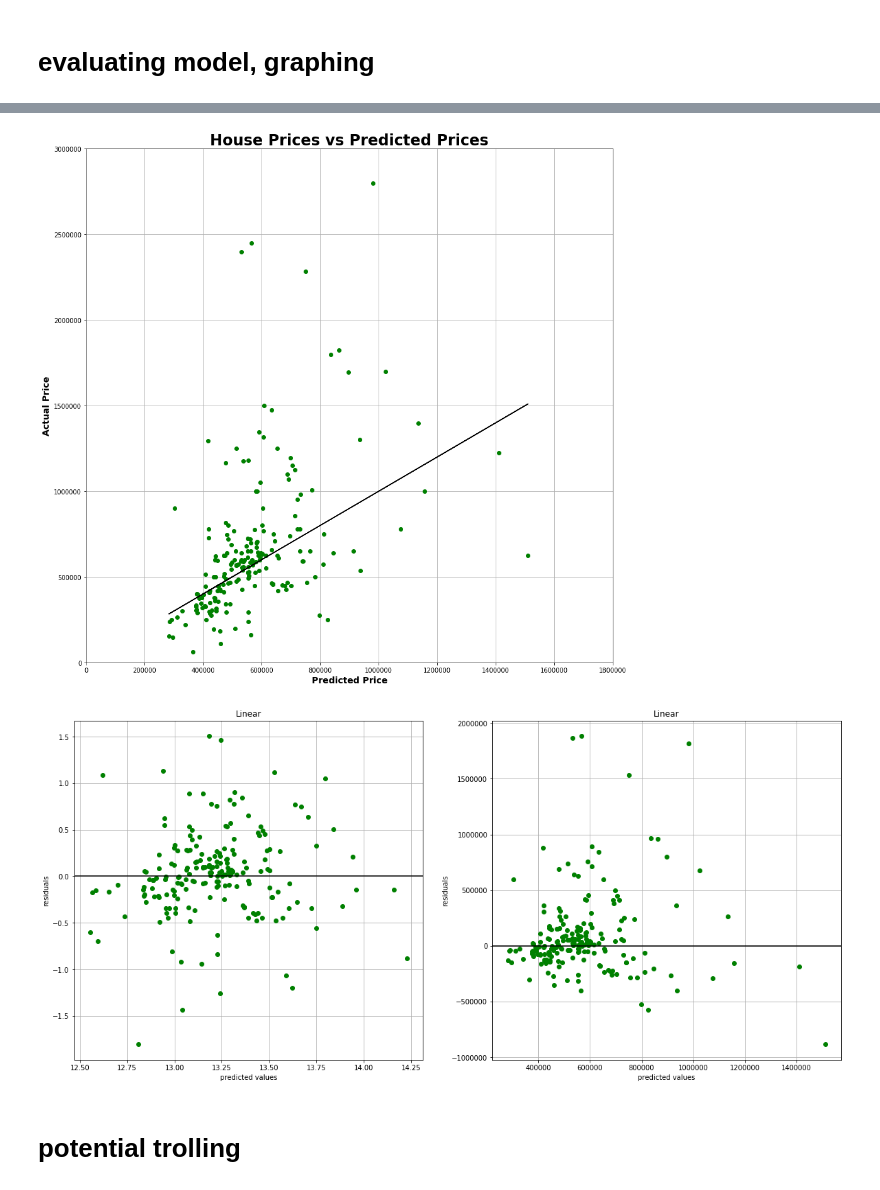
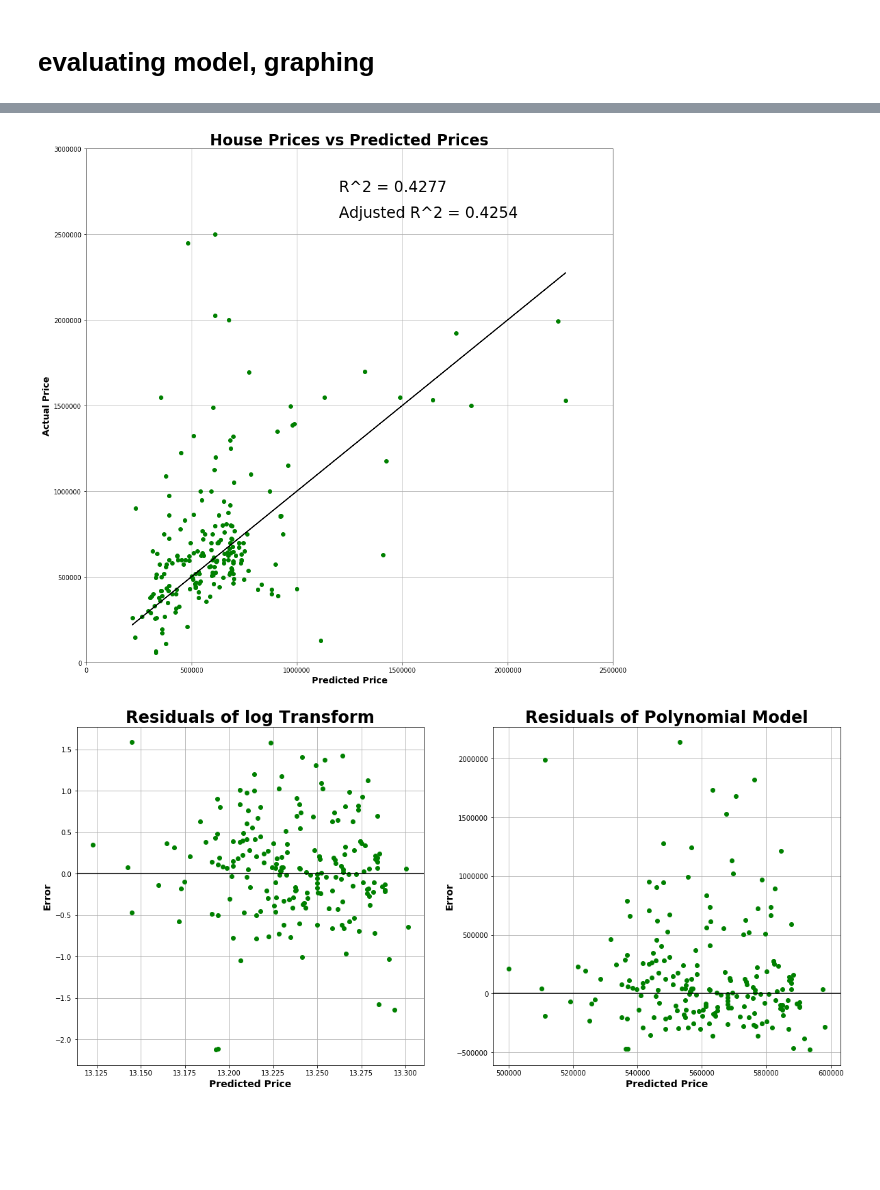
Before and after one commit to n8pk/project_luther, a Jupyter notebook: code/05_nearest_neighbor.ipynb, the cells around one changed output, grey strips where cells are left out. Saved outputs shown, nothing was run; the diff lists cells and outputs as text; code cells hidden in the pictures; blank space fills up the shorter version.

```diff
--- a/code/05_nearest_neighbor.ipynb
+++ b/code/05_nearest_neighbor.ipynb
@@ -100,11 +127,0 @@ dc.describe()
-# %%
-hp_mean = dc['home_price'].mean()
-hp_std = dc['home_price'].std()
-
-md_mean = dc['min_dist'].mean()
-md_std = dc['min_dist'].std()
-
-dc = dc[dc.home_price < hp_mean+3*hp_std]
-dc = dc[dc.min_dist < md_mean+3*md_std]
-
-dc = dc[dc['year_built'] != 2019]
@@ -115,7 +128,7 @@ dc = dc[dc['year_built'] != 2019]
 # %%
 dc['home_price'] = dc['home_price'].apply(np.log)
 dc['min_dist'] = dc['min_dist'].apply(np.log)
-dc['nn_hp'] = dc['nn_hp'].apply(np.log)
+dc['nn_hp_5'] = dc['nn_hp_5'].apply(np.log)
 dc['nn_hp_10'] = dc['nn_hp_10'].apply(np.log)
 dc['nn_hp_15'] = dc['nn_hp_15'].apply(np.log)
 dc['nn_hp_20'] = dc['nn_hp_20'].apply(np.log)
@@ -224,5 +239,5 @@ adj_r^2: 0.2917
 # %%
-X = np.matrix(dc[['min_dist', 'nn_hp']]).reshape(-1,2)
+X = np.matrix(dc[['year_built', 'min_dist']]).reshape(-1,2)
 y = np.array(dc['home_price'])
 
 poly = Pipeline([('poly', PolynomialFeatures(degree=3)),
@@ -331,5 +410,5 @@ plt.show();
 # %%
-predictions = lr.predict(np.array(test.iloc[:][['min_dist', 'nn_hp']]).reshape(-1,2))
+predictions = poly.predict(np.array(test.iloc[:][['year_built', 'min_dist', 'nn_hp_5']]).reshape(-1,3))
 
 
 
@@ -339,33 +418,33 @@ plt.plot(np.exp(predictions), np.exp(test['home_price']), 'go', np.exp(predictio
 plt.title('House Prices vs Predicted Prices', fontsize=24, fontweight='bold')
 plt.ylabel('Actual Price', fontsize=14, fontweight='bold')
 plt.xlabel('Predicted Price', fontsize=14, fontweight='bold')
+plt.text(1.2e6, 2.75e6, 'R^2 = 0.4277', fontsize=24)
+plt.text(1.2e6, 2.6e6, 'Adjusted R^2 = 0.4254', fontsize=24)
 plt.grid()
-plt.xlim(0,1.8e6)
+plt.xlim(0,2.5e6)
 plt.ylim(0,3e6)
 plt.show();
 # %% [output]
-[figure, old version]
+[figure, new version]
 # %%
 plt.figure(figsize=(20,20))
 
 plt.subplot(221)
 plt.plot(predictions, test['home_price']-predictions, 'go')
 plt.axhline(y=0, color='k')
 plt.grid()
-plt.title('Linear')
-plt.xlabel('predicted values')
-plt.ylabel('residuals')
+plt.title('Residuals of log Transform', fontsize=24, fontweight='bold')
+plt.ylabel('Error', fontsize=14, fontweight='bold')
+plt.xlabel('Predicted Price', fontsize=14, fontweight='bold')
 
 
 plt.subplot(222)
 plt.plot(np.exp(predictions), np.exp(test['home_price'])-np.exp(predictions), 'go')
 plt.axhline(y=0, color='k')
 plt.grid()
-plt.title('Linear')
-plt.xlabel('predicted values')
-plt.ylabel('residuals')
+plt.title('Residuals of Polynomial Model', fontsize=24, fontweight='bold')
+plt.ylabel('Error', fontsize=14, fontweight='bold')
+plt.xlabel('Predicted Price', fontsize=14, fontweight='bold')
 plt.show();
 # %% [output]
-[figure, old version]
+[figure, new version]
-# %% [markdown]
-# potential trolling
```
Also changed, not shown: parts of 27 cells of this notebook, 6 other files.
